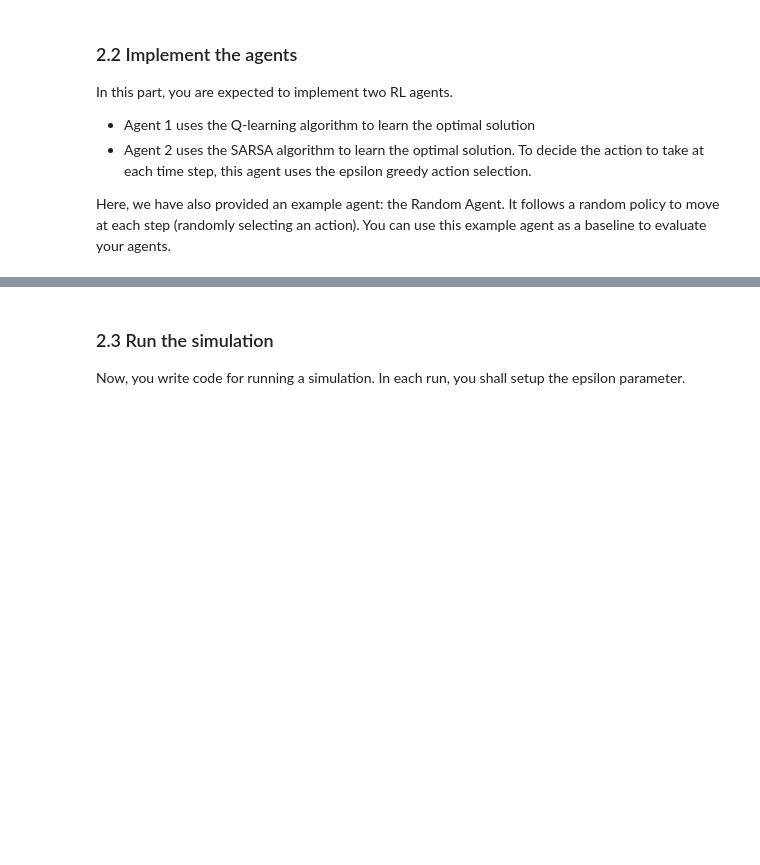
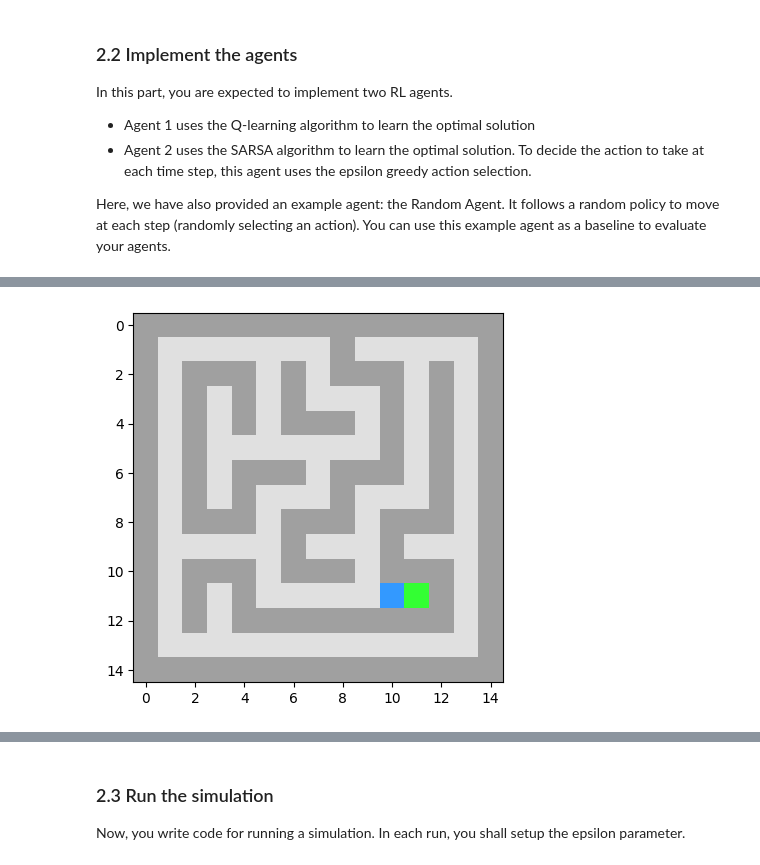
Before and after one commit to MarognaLorenzo/ApplicationOfMachineLearning, a Jupyter notebook: Assignment4/notebooks/Lorenzo.ipynb, the cells around one changed output, grey strips where cells are left out. Drawn from its saved outputs; the diff is of its cells as text; code cells hidden in the pictures; blank space fills up the shorter version.

```diff
--- a/Assignment4/notebooks/Lorenzo.ipynb
+++ b/Assignment4/notebooks/Lorenzo.ipynb
@@ -317,0 +392,4 @@ sagent.train(10000, senv)
+# %%
+animate_run(sframes)
+# %% [output]
+[figure, added]
```
Also changed, not shown: parts of 21 cells of this notebook.
